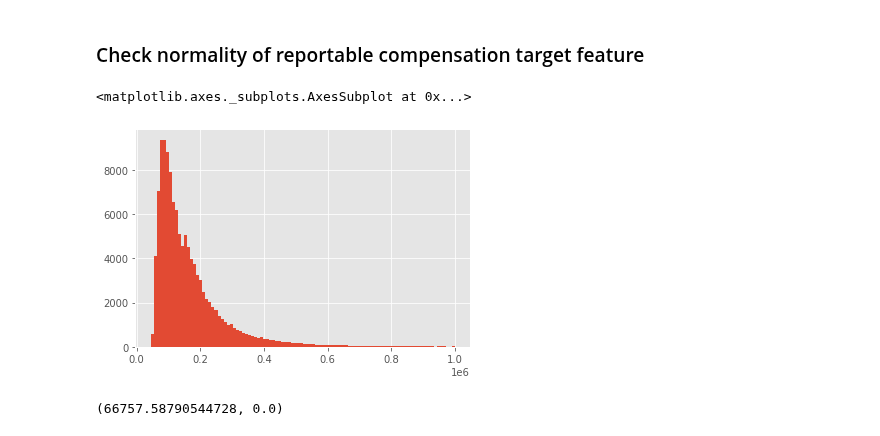
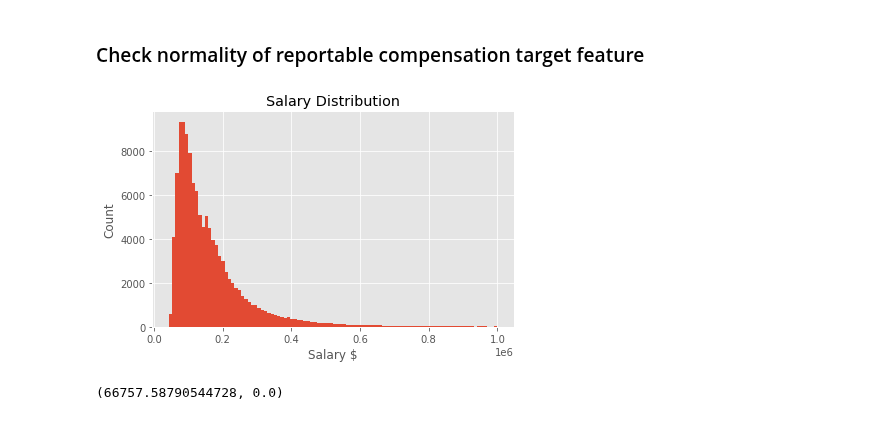
Before and after one commit to mrkjhsn/Not_for_Profit_Compensation_Modeling, a Jupyter notebook: 07.label_category_assignment.ipynb, the cells around one changed output. Saved outputs shown, nothing was run; the diff lists cells and outputs as text; code cells hidden in the pictures.

```diff
--- a/07.label_category_assignment.ipynb
+++ b/07.label_category_assignment.ipynb
@@ -43,11 +33,15 @@ X.shape
 (120512, 32)
 # %% [markdown]
 ### Check normality of reportable compensation target feature
-# %%
-df.reportable_comp.hist(bins=100)
-# %% [output]
-<matplotlib.axes._subplots.AxesSubplot at 0x...>
-[figure, removed]
+# %%
+df.reportable_comp.hist(bins=100)
+plt.title('Salary Distribution')
+plt.ylabel('Count')
+plt.xlabel('Salary $')
+plt.tight_layout()
+plt.savefig('03.visualizations/reportable_comp_hist.png');
+# %% [output]
+[figure, added]
 # %%
 # https://docs.scipy.org/doc/scipy/reference/generated/scipy.stats.normaltest.html
 # This function tests the null hypothesis that a sample comes from a normal distribution.
```
Also changed, not shown: parts of 56 cells of this notebook.
